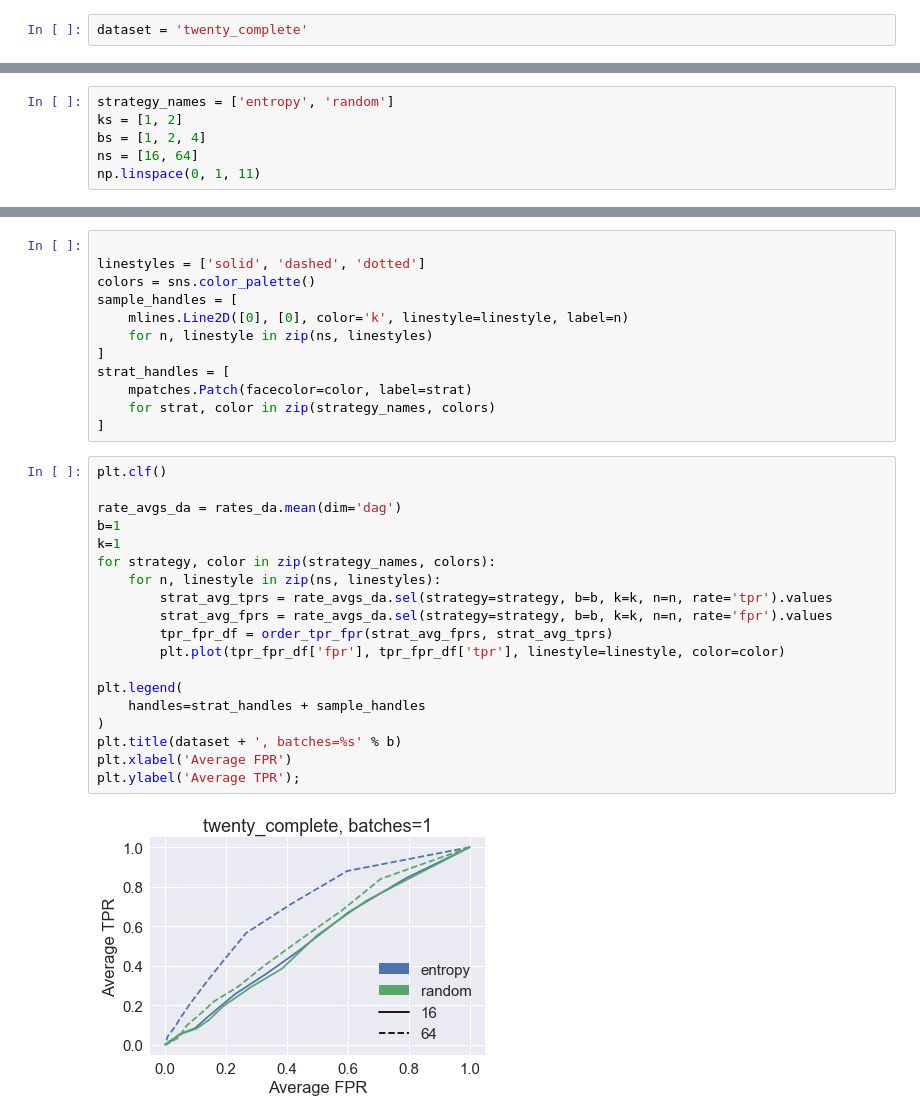
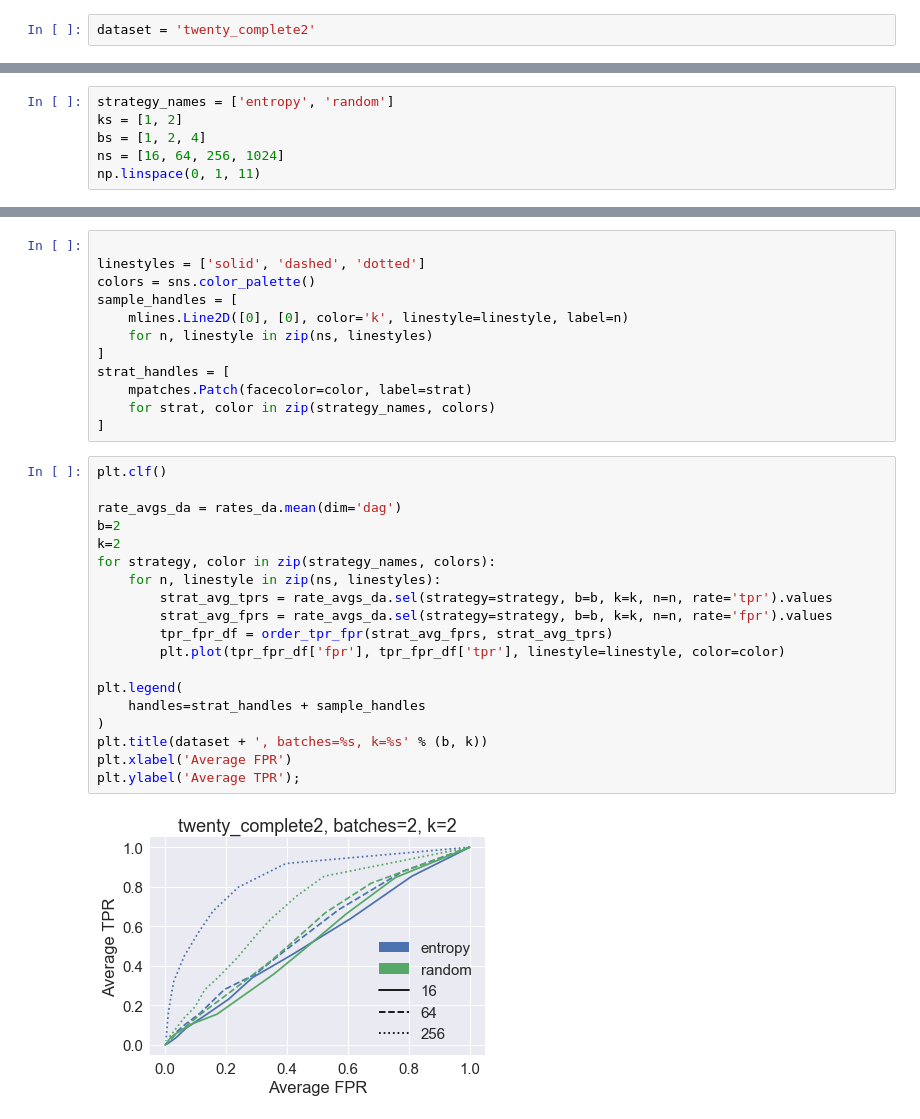
Before and after one commit to agrawalraj/active_learning, a Jupyter notebook: new/analyze_results.ipynb, the cells around one changed output, grey strips where cells are left out. Cells and saved outputs as stored; diff of their text form.

```diff
--- a/new/analyze_results.ipynb
+++ b/new/analyze_results.ipynb
@@ -1,7 +1,7 @@
 # %% [markdown]
 ### Dataset to use - change this value to analyze a different data set
 # %%
-dataset = 'twenty_complete'
+dataset = 'twenty_complete2'
 # %%
 from analysis import check_folder
 check_folder.check_folder(dataset)
@@ -54,7 +54,7 @@ Computed parent probabilities
 strategy_names = ['entropy', 'random']
 ks = [1, 2]
 bs = [1, 2, 4]
-ns = [16, 64]
+ns = [16, 64, 256, 1024]
 np.linspace(0, 1, 11)
 # %% [output]
 array([0. , 0.1, 0.2, 0.3, 0.4, 0.5, 0.6, 0.7, 0.8, 0.9, 1. ])
@@ -113,23 +113,23 @@ strat_handles = [
 # %%
 plt.clf()
 
 rate_avgs_da = rates_da.mean(dim='dag')
-b=1
-k=1
+b=2
+k=2
 for strategy, color in zip(strategy_names, colors):
     for n, linestyle in zip(ns, linestyles):
         strat_avg_tprs = rate_avgs_da.sel(strategy=strategy, b=b, k=k, n=n, rate='tpr').values
         strat_avg_fprs = rate_avgs_da.sel(strategy=strategy, b=b, k=k, n=n, rate='fpr').values
         tpr_fpr_df = order_tpr_fpr(strat_avg_fprs, strat_avg_tprs)
         plt.plot(tpr_fpr_df['fpr'], tpr_fpr_df['tpr'], linestyle=linestyle, color=color)
 
 plt.legend(
     handles=strat_handles + sample_handles
 )
-plt.title(dataset + ', batches=%s' % b)
+plt.title(dataset + ', batches=%s, k=%s' % (b, k))
 plt.xlabel('Average FPR')
 plt.ylabel('Average TPR');
 # %% [output]
-[figure, old version]
+[figure, new version]
 # %%
 fig, ax = plt.subplots(len(bs), len(ns), sharey=True, sharex=True)
```
Also changed, not shown: parts of 4 cells of this notebook, 3 other files.
